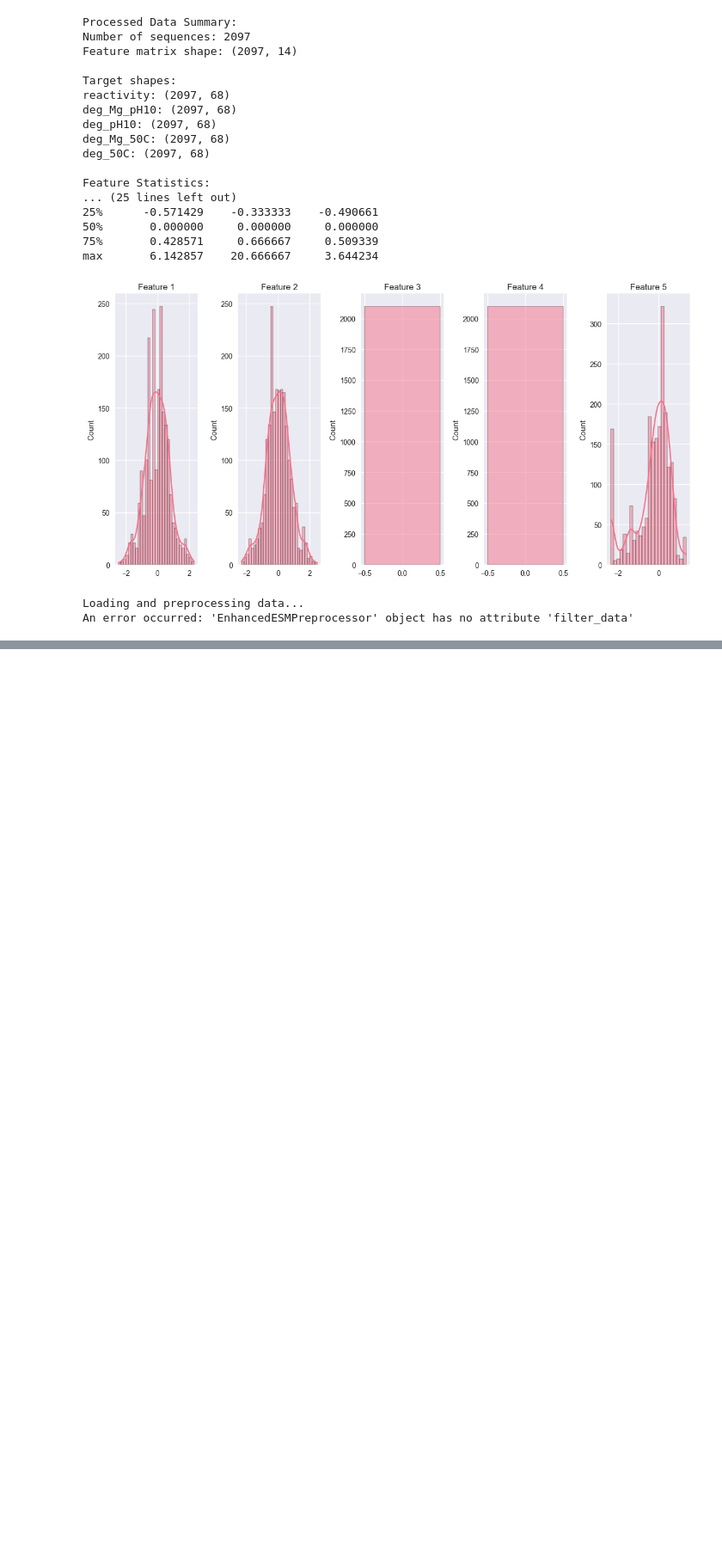
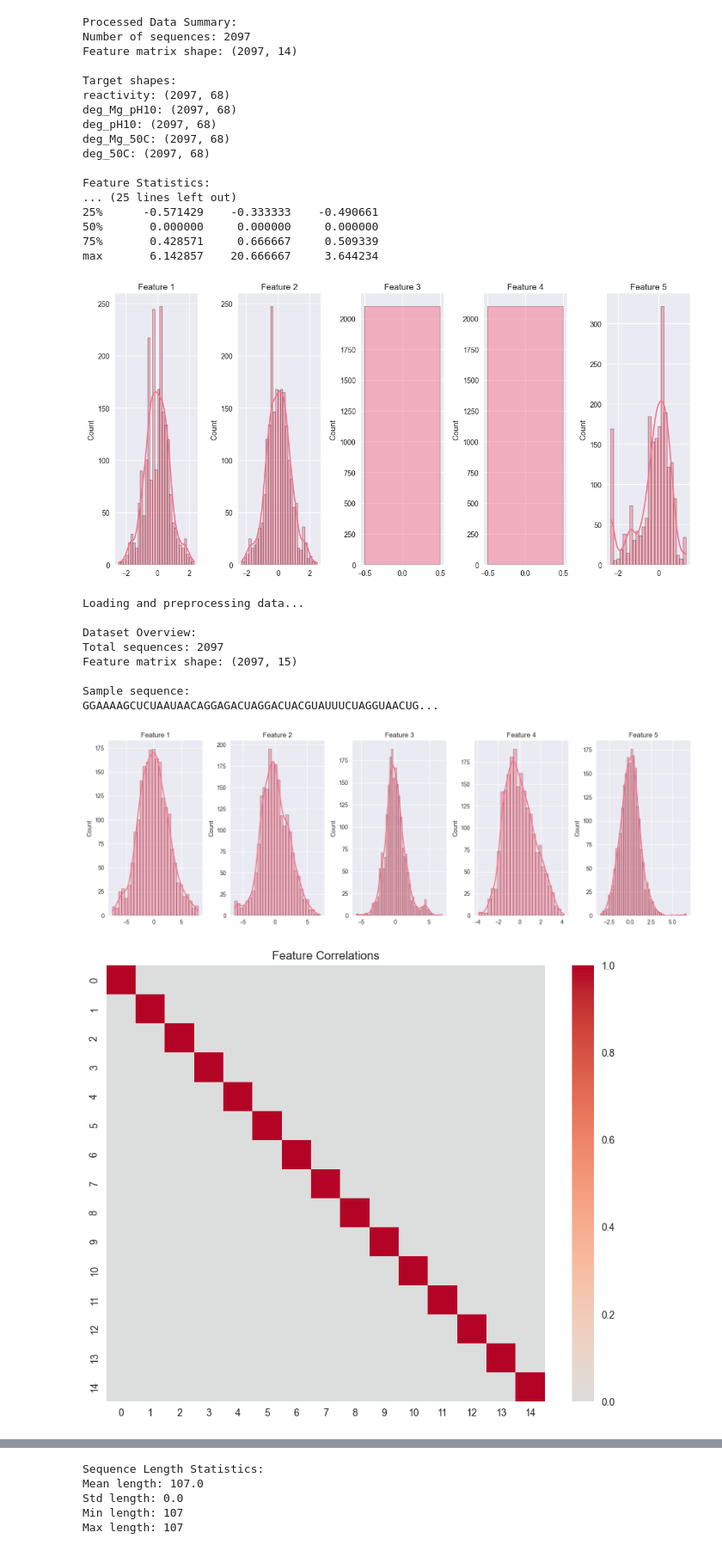
Before and after one commit to brikjr/RNA-degradation-esm, a Jupyter notebook: src/notebooks/01_data_exploration.ipynb, the cells around one changed output, grey strips where cells are left out. Shown at 86% size. Saved outputs shown, nothing was run; the diff lists cells and outputs as text; code cells hidden in the pictures; blank space fills up the shorter version.

```diff
--- a/src/notebooks/01_data_exploration.ipynb
+++ b/src/notebooks/01_data_exploration.ipynb
@@ -14,7 +14,7 @@ import re
 from collections import Counter
 
 # Set plotting style
-plt.style.use('seaborn')
+plt.style.use('seaborn-v0_8')
 sns.set_palette('husl')
 # %% [markdown]
 ## 1. Data Loading and Initial Exploration
@@ -441,6 +441,10 @@ class EnhancedESMPreprocessor:
         self.robust_scaler = RobustScaler()
         self.power_transformer = PowerTransformer(method='yeo-johnson')
         self.pca = PCA(n_components=0.95)  # Keep 95% of variance
+
+    def filter_data(self, df: pd.DataFrame) -> pd.DataFrame:
+        """Filter data based on signal-to-noise threshold"""
+        return df[df['signal_to_noise'] >= self.sn_threshold].copy()
 
     def extract_sequence_features(self, sequence: str) -> Dict[str, float]:
         """Extract enhanced sequence features"""
@@ -673,32 +677,40 @@ def main():
     sns.histplot(gc_contents, kde=True)
     plt.title('GC Content Distribution')
     plt.xlabel('GC Content')
     plt.show()
 
     # Print sample of processed features
     print("\nSample of processed features (first 5 sequences, first 5 features):")
     print(pd.DataFrame(features[:5, :5]))
 
     return sequences, features, targets
 
 # Run the analysis
 if __name__ == "__main__":
     import matplotlib.pyplot as plt
     import seaborn as sns
 
     # Set up plotting style
-    plt.style.use('seaborn')
+    plt.style.use('seaborn-v0_8')
     sns.set_palette('husl')
 
     try:
         # Run main analysis
         sequences, features, targets = main()
 
         print("\nPreprocessing completed successfully!")
 
     except Exception as e:
         print(f"An error occurred: {str(e)}")
         raise
 # %% [output]
 Loading and preprocessing data...
-An error occurred: 'EnhancedESMPreprocessor' object has no attribute 'filter_data'
+
+Dataset Overview:
+Total sequences: 2097
+Feature matrix shape: (2097, 15)
+
+Sample sequence:
+GGAAAAGCUCUAAUAACAGGAGACUAGGACUACGUAUUUCUAGGUAACUG...
+[figure, added]
+[figure, added]
@@ -705,0 +735,5 @@ AttributeError: 'EnhancedESMPreprocessor' object has no attribute 'filter_data'
+Sequence Length Statistics:
+Mean length: 107.0
+Std length: 0.0
+Min length: 107
+Max length: 107
```
Also changed, not shown: parts of 1 cell of this notebook, 1 other file.
